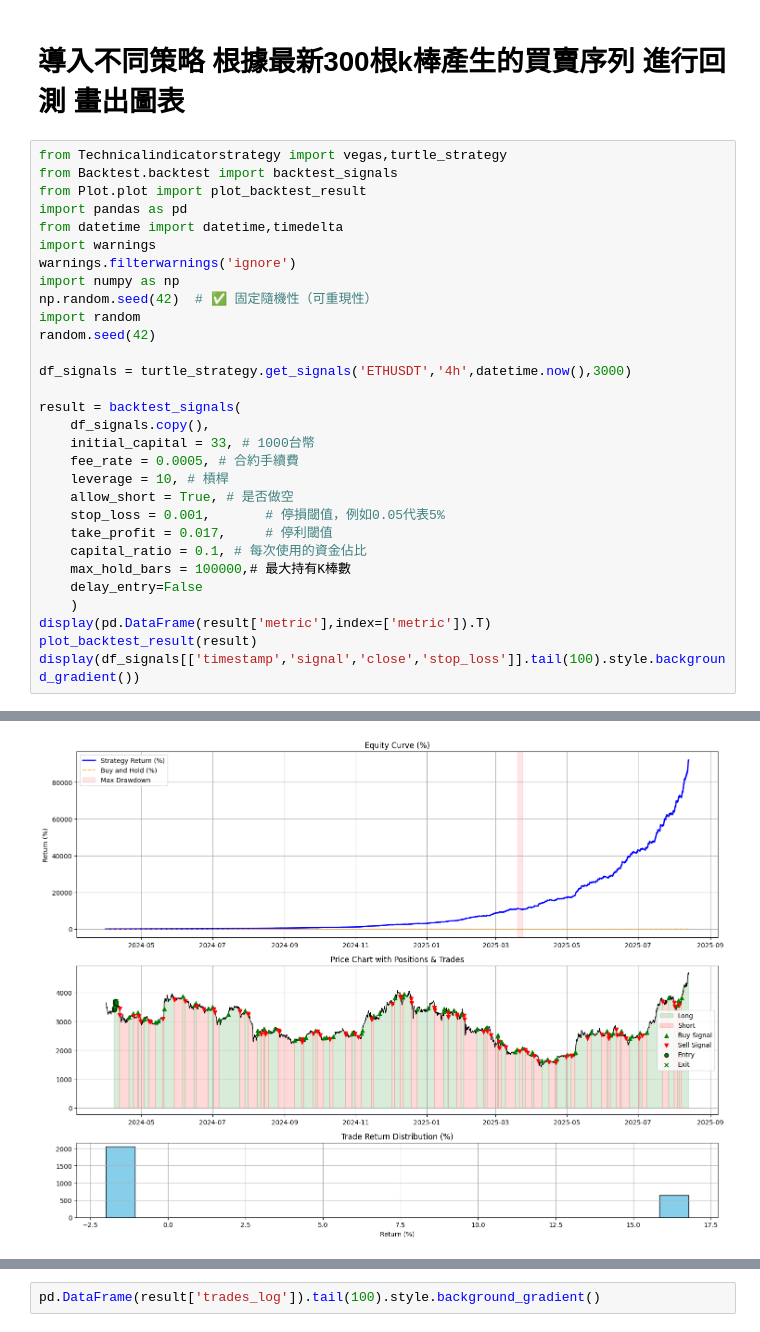
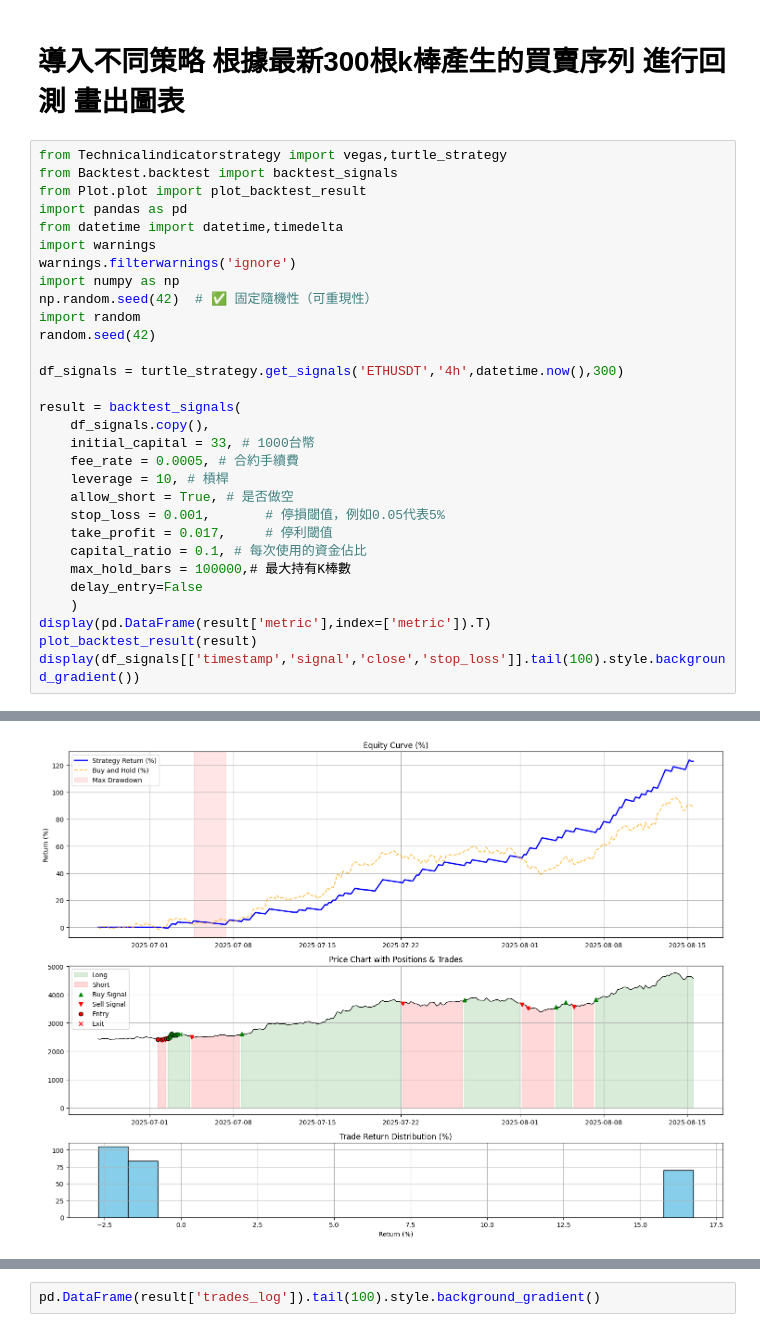
Before and after one commit to skywalker0803r/Vedanta, a Jupyter notebook: backtest_usage.ipynb, the cells around one changed output, grey strips where cells are left out. Saved outputs shown, nothing was run; the diff lists cells and outputs as text.

```diff
--- a/backtest_usage.ipynb
+++ b/backtest_usage.ipynb
@@ -13,7 +13,7 @@ np.random.seed(42)  # ✅ 固定隨機性（可重現性）
 import random
 random.seed(42)
 
-df_signals = turtle_strategy.get_signals('ETHUSDT','4h',datetime.now(),3000)
+df_signals = turtle_strategy.get_signals('ETHUSDT','4h',datetime.now(),300)
 
 result = backtest_signals(
     df_signals.copy(),
@@ -48,2 +48,2 @@ display(df_signals[['timestamp','signal','close','stop_loss']].tail(100).style.b
-[figure, old version]
+[figure, new version]
 |  | timestamp | signal | close | stop_loss |
```
Also changed, not shown: parts of 1 cell of this notebook, 1 other file.
